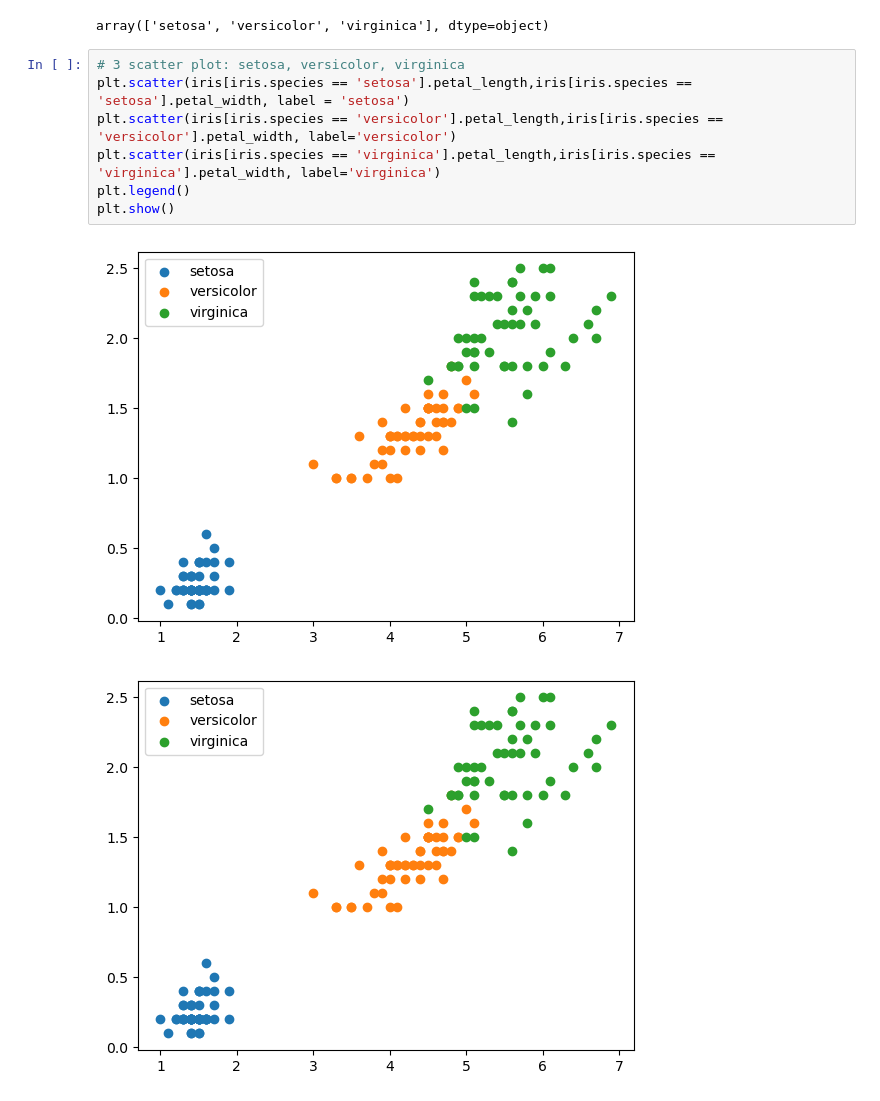
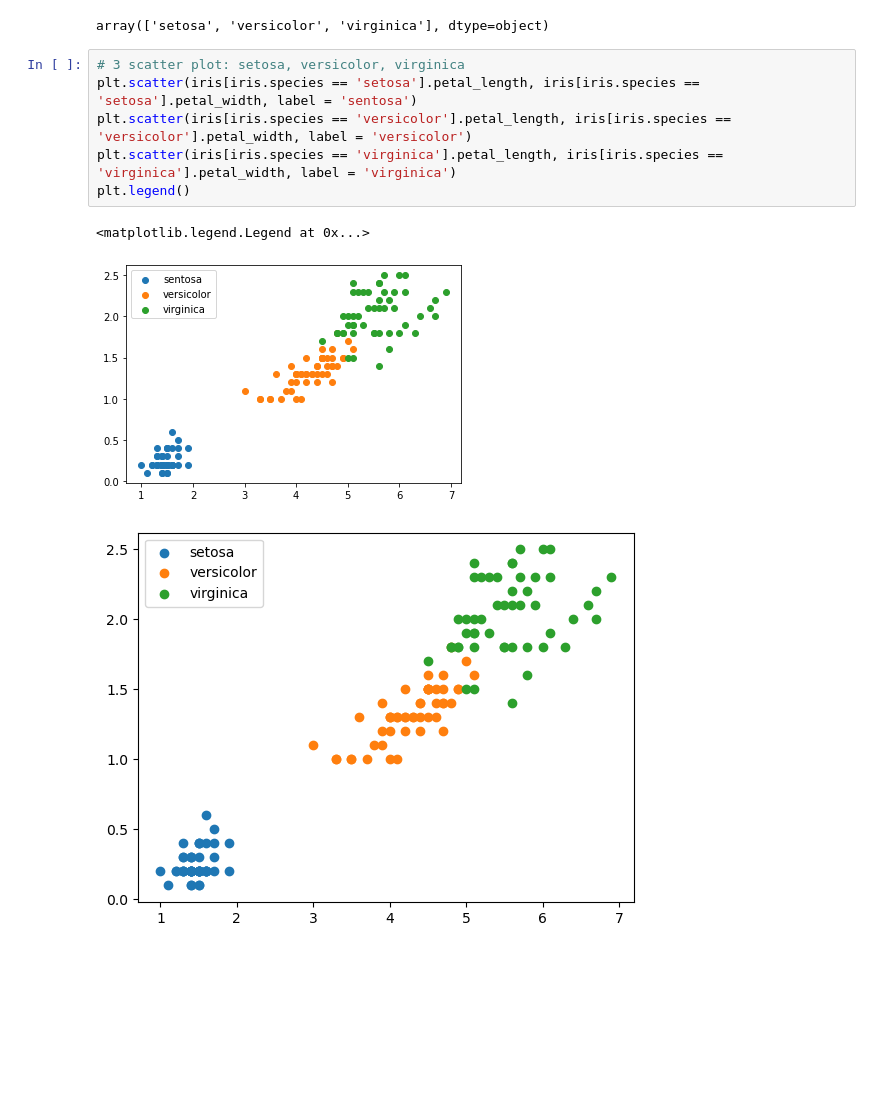
Before and after one commit to honghanhh/mci_python_33a8_l1, a Jupyter notebook: Live Slides/Live Lecture 7/Phuongdang_Live_Lecture_07.ipynb, the cells around one changed output. Saved outputs shown, nothing was run; the diff lists cells and outputs as text; blank space fills up the shorter version.

```diff
--- a/Live Slides/Live Lecture 7/Phuongdang_Live_Lecture_07.ipynb
+++ b/Live Slides/Live Lecture 7/Phuongdang_Live_Lecture_07.ipynb
@@ -319,15 +319,15 @@ plt.show()
 iris.species.unique()
 # %% [output]
 array(['setosa', 'versicolor', 'virginica'], dtype=object)
-# %%
-# 3 scatter plot: setosa, versicolor, virginica
-plt.scatter(iris[iris.species == 'setosa'].petal_length,iris[iris.species == 'setosa'].petal_width, label = 'setosa')
-plt.scatter(iris[iris.species == 'versicolor'].petal_length,iris[iris.species == 'versicolor'].petal_width, label='versicolor')
-plt.scatter(iris[iris.species == 'virginica'].petal_length,iris[iris.species == 'virginica'].petal_width, label='virginica')
-plt.legend()
-plt.show()
-# %% [output]
-[figure, removed]
+# %%
+# 3 scatter plot: setosa, versicolor, virginica
+plt.scatter(iris[iris.species == 'setosa'].petal_length, iris[iris.species == 'setosa'].petal_width, label = 'sentosa')
+plt.scatter(iris[iris.species == 'versicolor'].petal_length, iris[iris.species == 'versicolor'].petal_width, label = 'versicolor')
+plt.scatter(iris[iris.species == 'virginica'].petal_length, iris[iris.species == 'virginica'].petal_width, label = 'virginica')
+plt.legend()
+# %% [output]
+<matplotlib.legend.Legend at 0x...>
+[figure, added]
 # %%
 # %% [output]
 [figure]
```
Also changed, not shown: parts of 18 cells of this notebook, 2 other files.
